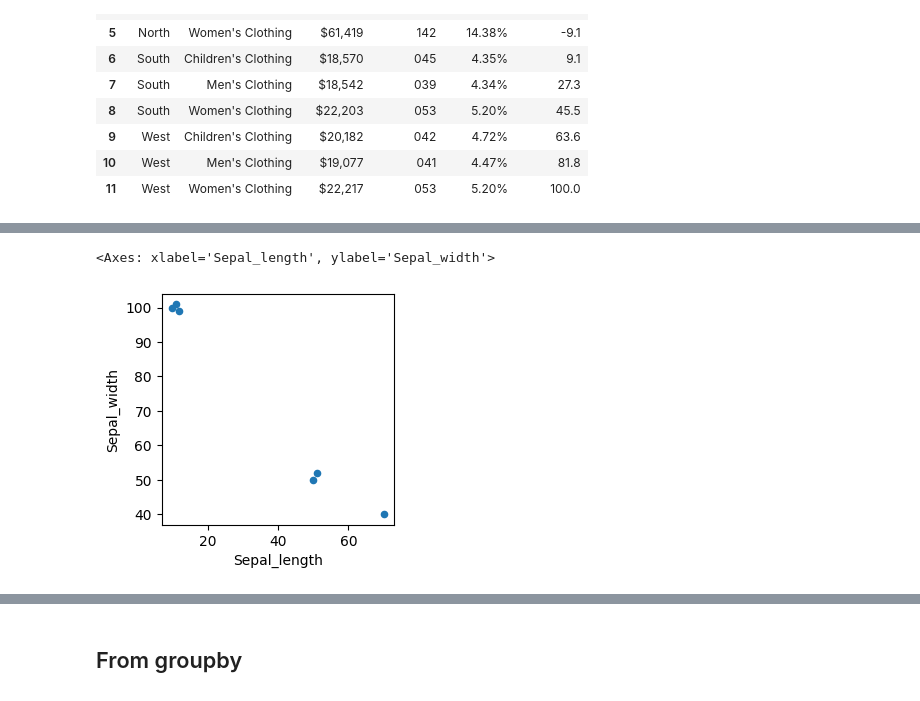
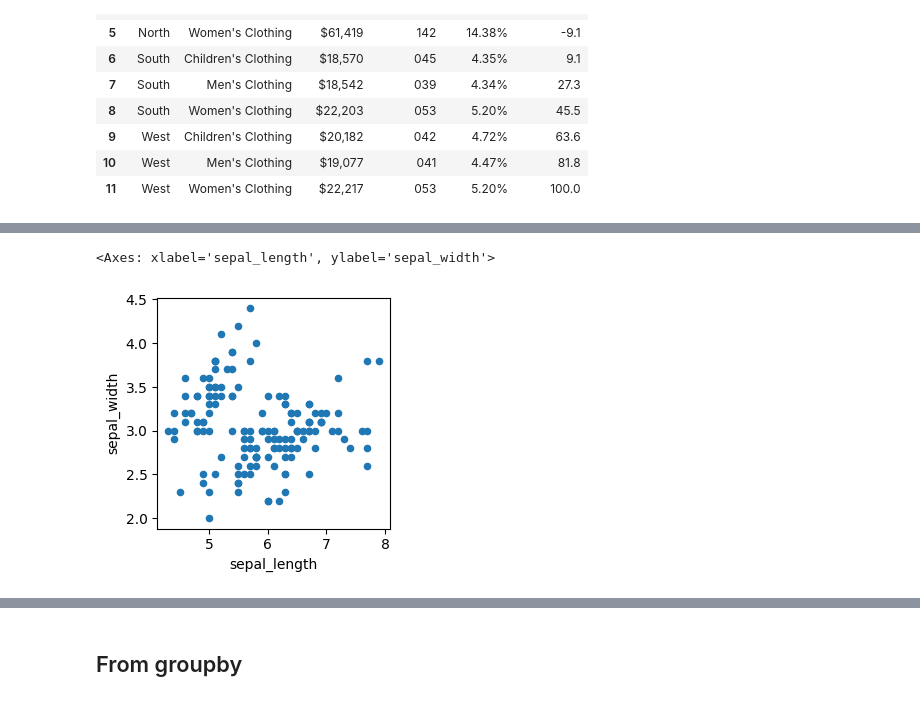
Before and after one commit to EvgeniiZorin/Handbook_Statistics-Probability-and-ML, a Jupyter notebook: _Pandas.ipynb, the cells around one changed output, grey strips where cells are left out. Cells and saved outputs as stored; diff of their text form; code cells hidden in the pictures.

```diff
--- a/_Pandas.ipynb
+++ b/_Pandas.ipynb
@@ -2062,0 +2071,7 @@ df = pd.DataFrame({
+# %%
+import seaborn as sns
+import pandas as pd
+import matplotlib.pyplot as plt
+
+df = sns.load_dataset('iris')
+df.head()
@@ -2077,6 +2115,13 @@ array([[<Axes: title={'center': 'Sepal_length'}>,
 # %%
-# Scatterplot
-df.plot(kind='scatter', x='Sepal_length', y='Sepal_width', figsize=(3,3))
+"""
+Scatterplot
+"""
+df.plot(
+    kind='scatter',
+    x='sepal_length',
+    y='sepal_width',
+    figsize=(3,3)
+)
 # %% [output]
-<Axes: xlabel='Sepal_length', ylabel='Sepal_width'>
+<Axes: xlabel='sepal_length', ylabel='sepal_width'>
-[figure, old version]
+[figure, new version]
```
Also changed, not shown: parts of 12 cells of this notebook, 6 other files.
